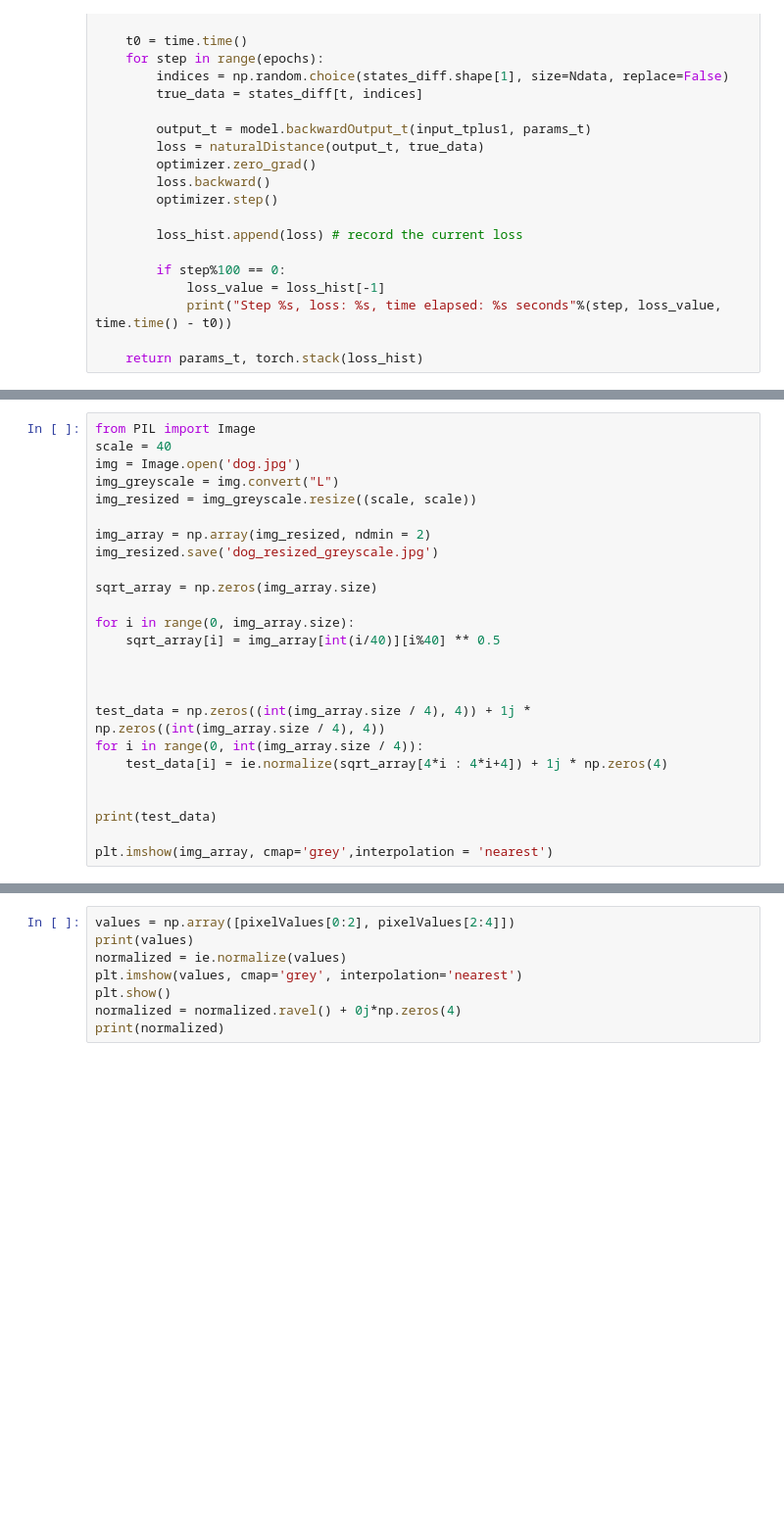
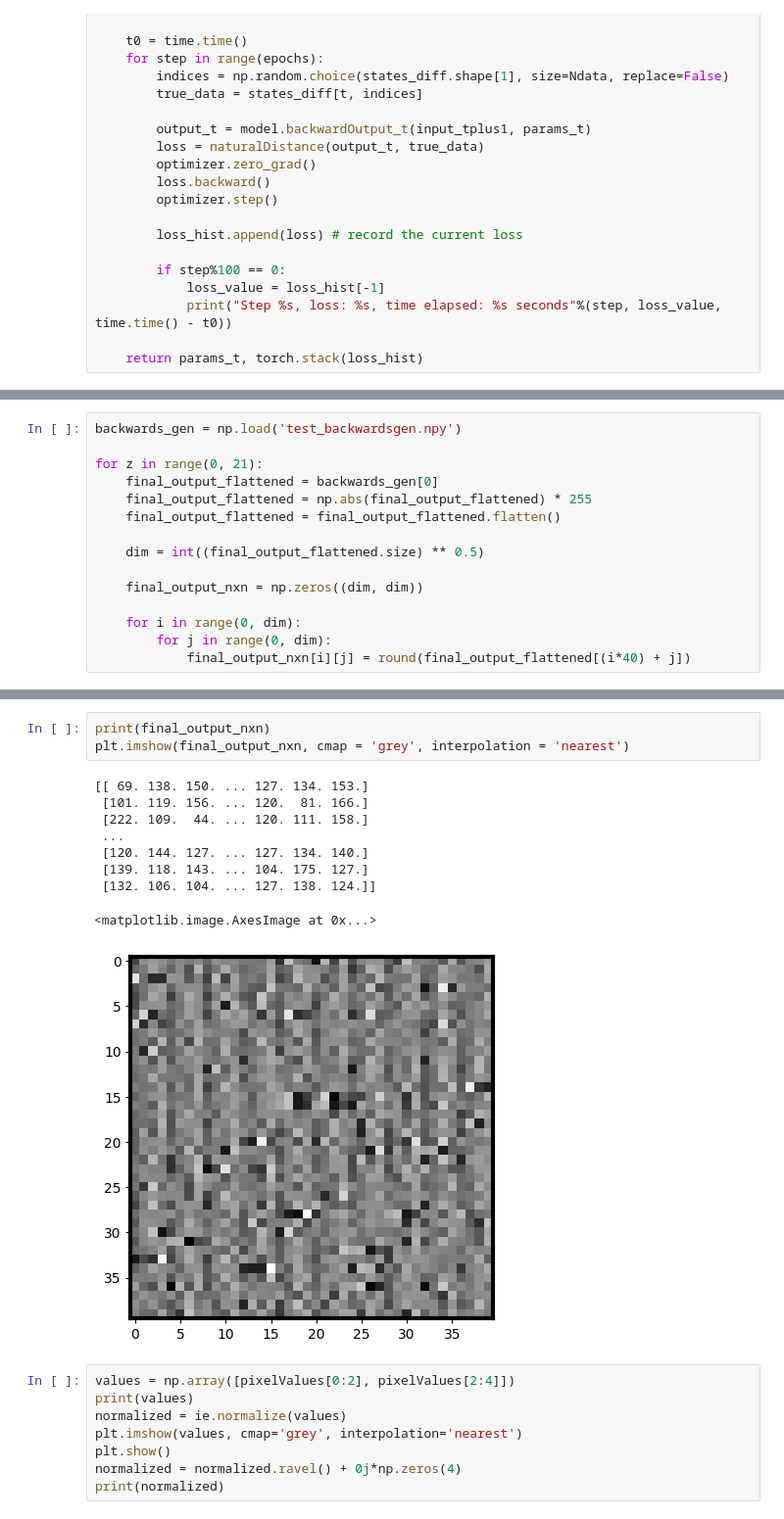
Before and after one commit to Neben5/QuantGenMdl, a Jupyter notebook: dog.ipynb, the cells around one changed output, grey strips where cells are left out. Shown at 98% size. Saved outputs shown, nothing was run; the diff lists cells and outputs as text; blank space fills up the shorter version.

```diff
--- a/dog.ipynb
+++ b/dog.ipynb
@@ -265,28 +273,3 @@ for t in range(T):
 
 np.save("params_total", params_tot)
 np.save("loss_tot", loss_tot)
-# %%
-from PIL import Image
-scale = 40
-img = Image.open('dog.jpg')
-img_greyscale = img.convert("L")
-img_resized = img_greyscale.resize((scale, scale))
-
-img_array = np.array(img_resized, ndmin = 2)
-img_resized.save('dog_resized_greyscale.jpg')
-
-sqrt_array = np.zeros(img_array.size)
-
-for i in range(0, img_array.size):
-    sqrt_array[i] = img_array[int(i/40)][i%40] ** 0.5
-
-
-
-test_data = np.zeros((int(img_array.size / 4), 4)) + 1j * np.zeros((int(img_array.size / 4), 4))
-for i in range(0, int(img_array.size / 4)):
-    test_data[i] = ie.normalize(sqrt_array[4*i : 4*i+4]) + 1j * np.zeros(4)
-
-
-print(test_data)
-
-plt.imshow(img_array, cmap='grey',interpolation = 'nearest')
@@ -330,0 +311,15 @@ TypeError: can't assign a numpy.ndarray to a torch.ComplexFloatTensor
+# %%
+backwards_gen = np.load('test_backwardsgen.npy')
+
+for z in range(0, 21):
+    final_output_flattened = backwards_gen[0]
+    final_output_flattened = np.abs(final_output_flattened) * 255
+    final_output_flattened = final_output_flattened.flatten()
+
+    dim = int((final_output_flattened.size) ** 0.5)
+
+    final_output_nxn = np.zeros((dim, dim))
+
+    for i in range(0, dim):
+        for j in range(0, dim):
+            final_output_nxn[i][j] = round(final_output_flattened[(i*40) + j])
@@ -331,3 +340,16 @@ TypeError: can't assign a numpy.ndarray to a torch.ComplexFloatTensor
+# %%
+print(final_output_nxn)
+plt.imshow(final_output_nxn, cmap = 'grey', interpolation = 'nearest')
+# %% [output]
+[[ 69. 138. 150. ... 127. 134. 153.]
+ [101. 119. 156. ... 120.  81. 166.]
+ [222. 109.  44. ... 120. 111. 158.]
+ ...
+ [120. 144. 127. ... 127. 134. 140.]
+ [139. 118. 143. ... 104. 175. 127.]
+ [132. 106. 104. ... 127. 138. 124.]]
+<matplotlib.image.AxesImage at 0x...>
+[figure, added]
 # %%
 values = np.array([pixelValues[0:2], pixelValues[2:4]])
 print(values)
```
Also changed, not shown: parts of 18 cells of this notebook, 46 other files.
